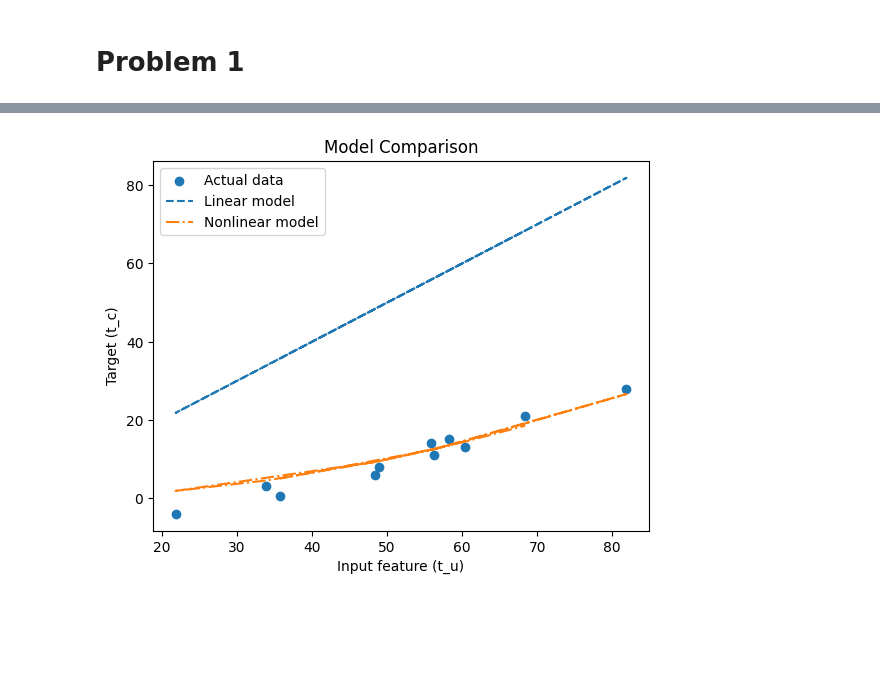
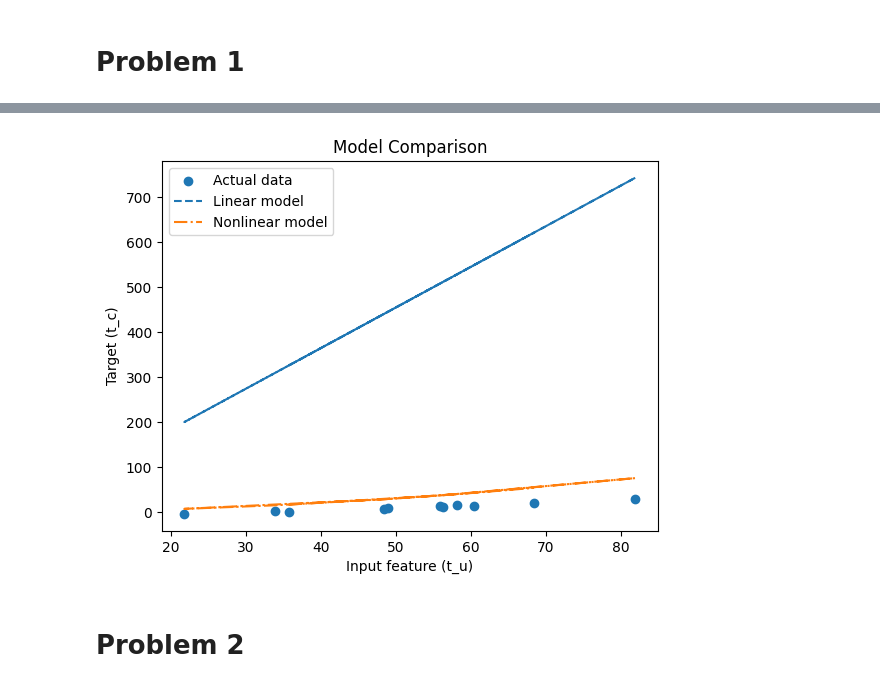
Before and after one commit to Swayyum/Intro-to-ML, a Jupyter notebook: HW5.ipynb, the cells around one changed output, grey strips where cells are left out. Drawn from its saved outputs; the diff is of its cells as text; code cells hidden in the pictures; blank space fills up the shorter version.

```diff
--- a/HW5.ipynb
+++ b/HW5.ipynb
@@ -12,7 +12,3 @@ t_u = torch.tensor([35.7, 55.9, 58.2, 81.9, 56.3, 48.9, 33.9, 21.8, 48.4, 60.4,
 t_u_mean = t_u.mean()
 t_u_std = t_u.std()
 t_un = (t_u - t_u_mean) / t_u_std
-params = torch.tensor([1.0, 1.0, 0.0], requires_grad=True)
-# Clone the parameters and maintain them as leaf tensors
-trained_params = params.clone().detach()
-trained_params.requires_grad_()
@@ -96,38 +122,28 @@ linear_params = torch.tensor([1.0, 0.0])  # Example parameters: w, b
+# %%
+# debug
+w_tensor = linear_params[0][0]  # w is a tensor
+b_tensor = linear_params[1][0] if isinstance(linear_params[1], list) else linear_params[1]
+
+if isinstance(b_tensor, torch.Tensor):
+    b_value = b_tensor
+else:
+    b_value = torch.tensor([b_tensor])
+t_p_linear = linear_model(t_u, w_tensor, b_value).detach()
 # %%
-# Assuming you have defined the number of epochs and learning rate somewhere above
-n_epochs = 5000
-learning_rate = 0.00000001  # or whatever learning rate you have determined to be best
+# Predictions
+t_p_nonlinear = nonlinear_model(t_u, *best_nonlinear_params).detach()
 
-# Train the nonlinear model with the correct parameters
-trained_nonlinear_params = train_nonlinear_model(
-    n_epochs=n_epochs,
-    learning_rate=learning_rate,
-    params=best_nonlinear_params,
-    t_u=t_u,
-    t_c=t_c
-)
-
-# After training, use the trained parameters to get predictions
-t_p_nonlinear = nonlinear_model(t_u, *trained_nonlinear_params).detach()
-t_p_linear = linear_model(t_u, *linear_params).detach()
-
-# Calculate the loss for each model
+# Loss Calculation
 nonlinear_loss = loss_fn(t_p_nonlinear, t_c)
 linear_loss = loss_fn(t_p_linear, t_c)
 
-# Print out the losses for comparison
-print(f'Non-linear Model Loss: {nonlinear_loss.item()}')
+print(f'\nNon-linear Model Loss: {nonlinear_loss.item()}')
 print(f'Linear Model Loss: {linear_loss.item()}')
 
-# Plot the actual data
+# Plotting
 plt.scatter(t_u.numpy(), t_c.numpy(), label='Actual data')
-
-# Plot the linear model predictions
 plt.plot(t_u.numpy(), t_p_linear.numpy(), label='Linear model', linestyle='--')
-
-# Plot the non-linear model predictions
 plt.plot(t_u.numpy(), t_p_nonlinear.numpy(), label='Nonlinear model', linestyle='-.')
-
 plt.legend()
 plt.xlabel('Input feature (t_u)')
 plt.ylabel('Target (t_c)')
@@ -149 +155,3 @@ Linear Model Loss: 1763.884765625
-[figure, old version]
+[figure, new version]
+# %% [markdown]
+# Problem 2
```
Also changed, not shown: parts of 9 cells of this notebook.
